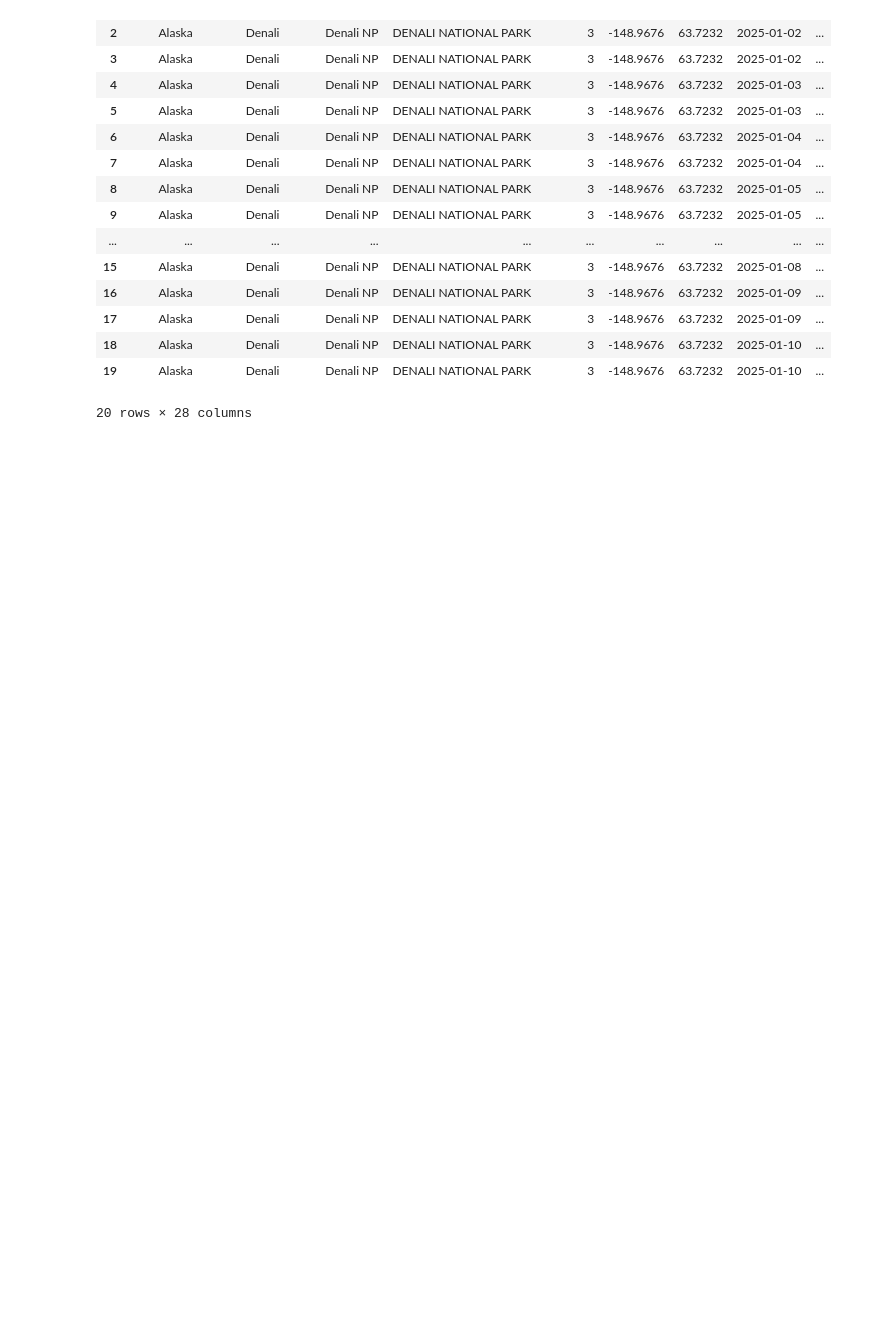
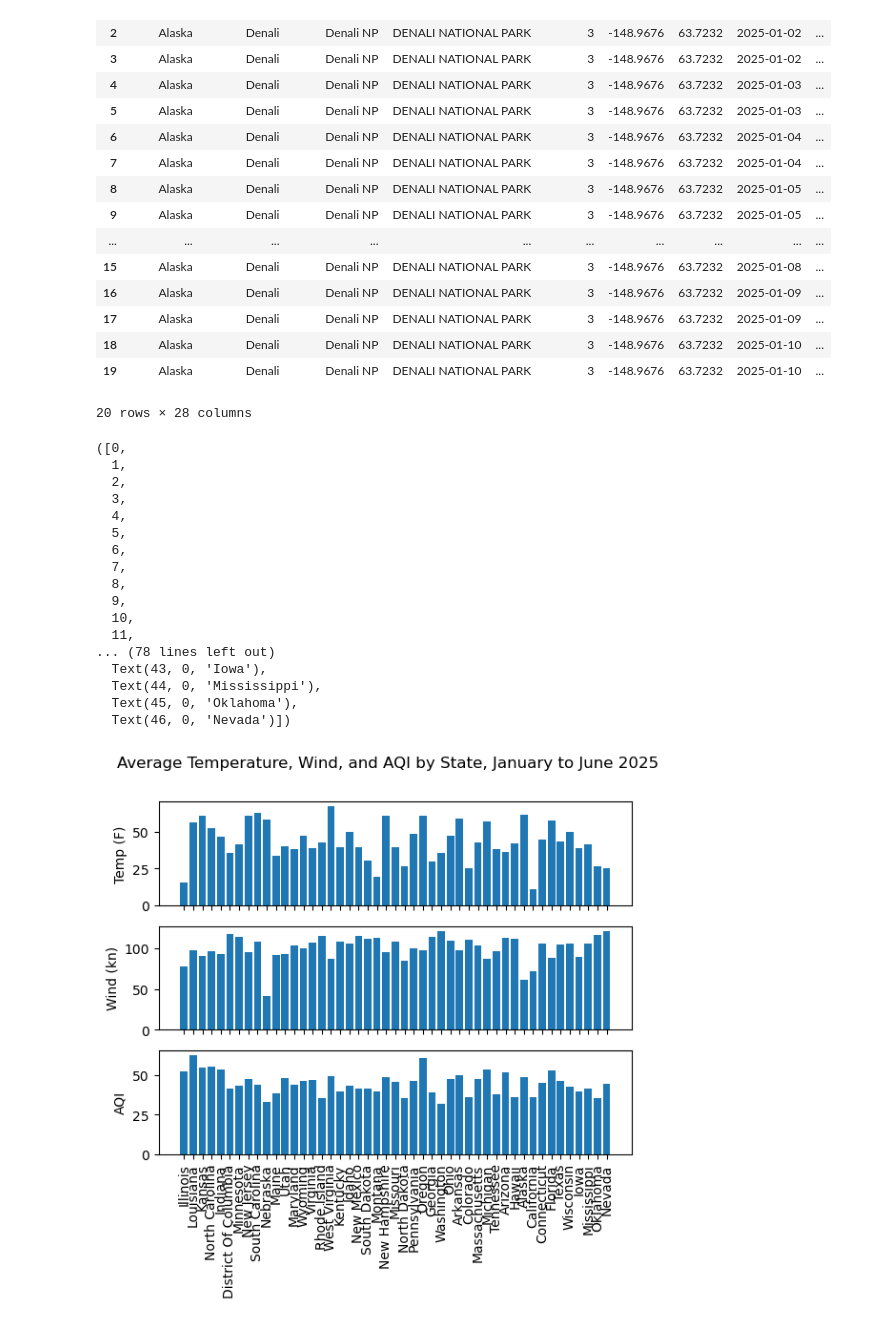
Before and after one commit to INFO-523-F25/final-project-team-4, a Jupyter notebook: EDA.ipynb, the cells around one changed output. Cells and saved outputs as stored; diff of their text form; code cells hidden in the pictures; blank space fills up the shorter version.

```diff
--- a/EDA.ipynb
+++ b/EDA.ipynb
@@ -192,3 +192,43 @@ memory usage: 23.8+ MB
 | 18 | Alaska | Denali | Denali NP | DENALI NATIONAL PARK | 3 | -148.9676 | 63.7232 | 2025-01-10 | ... |
 | 19 | Alaska | Denali | Denali NP | DENALI NATIONAL PARK | 3 | -148.9676 | 63.7232 | 2025-01-10 | ... |
 20 rows × 28 columns
+# %%
+grouped_temp = merged_df[["State Name", "Temp Arithmetic Mean"]].groupby(["State Name"]).mean()
+grouped_wind = merged_df[["State Name", "Wind Arithmetic Mean"]].groupby(["State Name"]).mean()
+grouped_aqi = merged_df[["State Name", "AQI"]].groupby(["State Name"]).mean()
+# %%
+states = list(set(merged_df["State Name"].tolist()))
+temps = grouped_temp["Temp Arithmetic Mean"].tolist()
+winds = grouped_wind["Wind Arithmetic Mean"].tolist()
+aqis = grouped_aqi["AQI"].tolist()
+# %%
+fig, axs = plt.subplots(3, sharex = True)
+fig.suptitle("Average Temperature, Wind, and AQI by State, January to June 2025")
+axs[0].bar(states, temps)
+axs[1].bar(states, winds)
+axs[2].bar(states, aqis)
+
+axs[0].set_ylabel("Temp (F)")
+axs[1].set_ylabel("Wind (kn)")
+axs[2].set_ylabel("AQI")
+
+plt.xticks(rotation = 90)
+# %% [output]
+([0,
+  1,
+  2,
+  3,
+  4,
+  5,
+  6,
+  7,
+  8,
+  9,
+  10,
+  11,
+... (78 lines left out)
+  Text(43, 0, 'Iowa'),
+  Text(44, 0, 'Mississippi'),
+  Text(45, 0, 'Oklahoma'),
+  Text(46, 0, 'Nevada')])
+[figure, added]
```
Also changed, not shown: 1 other file.
